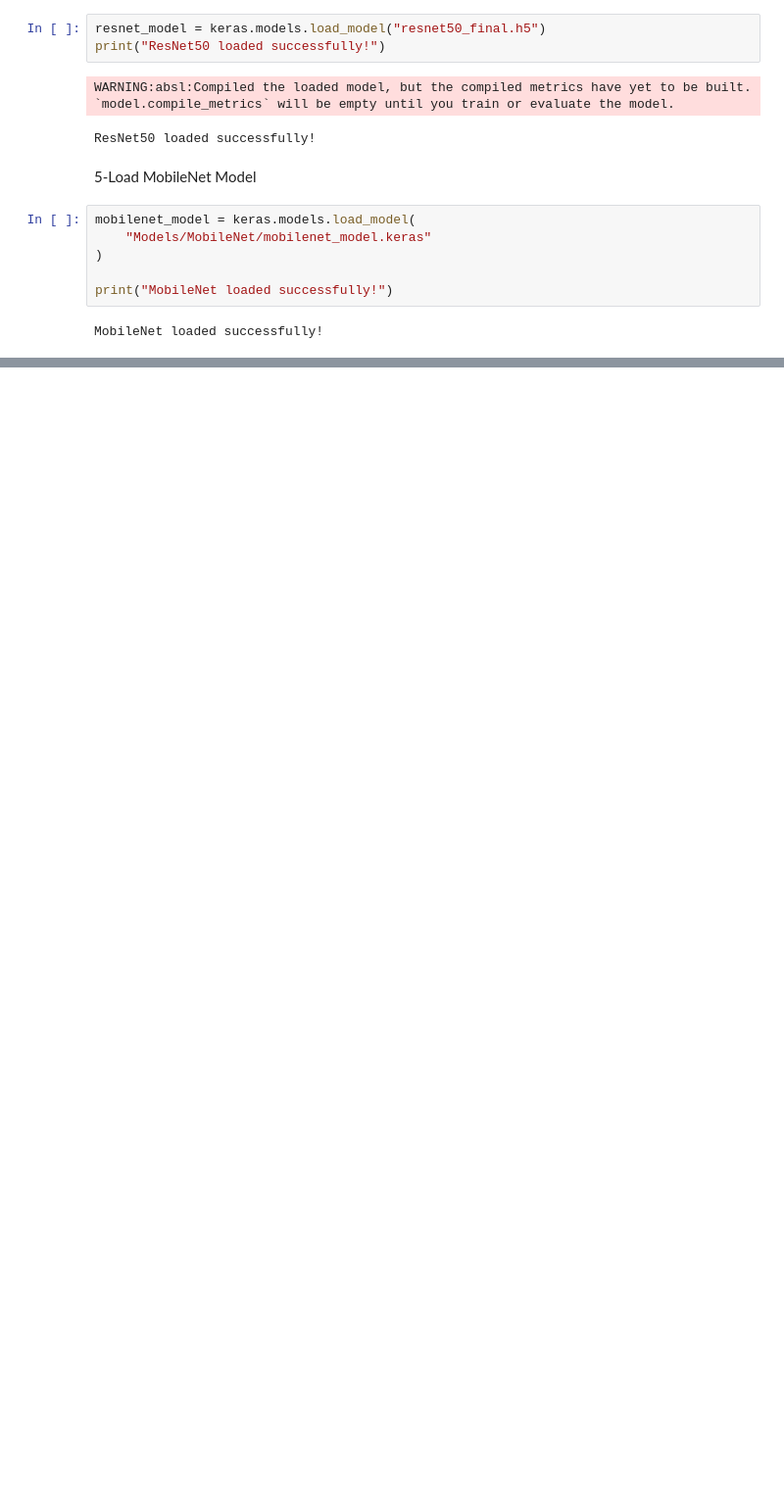
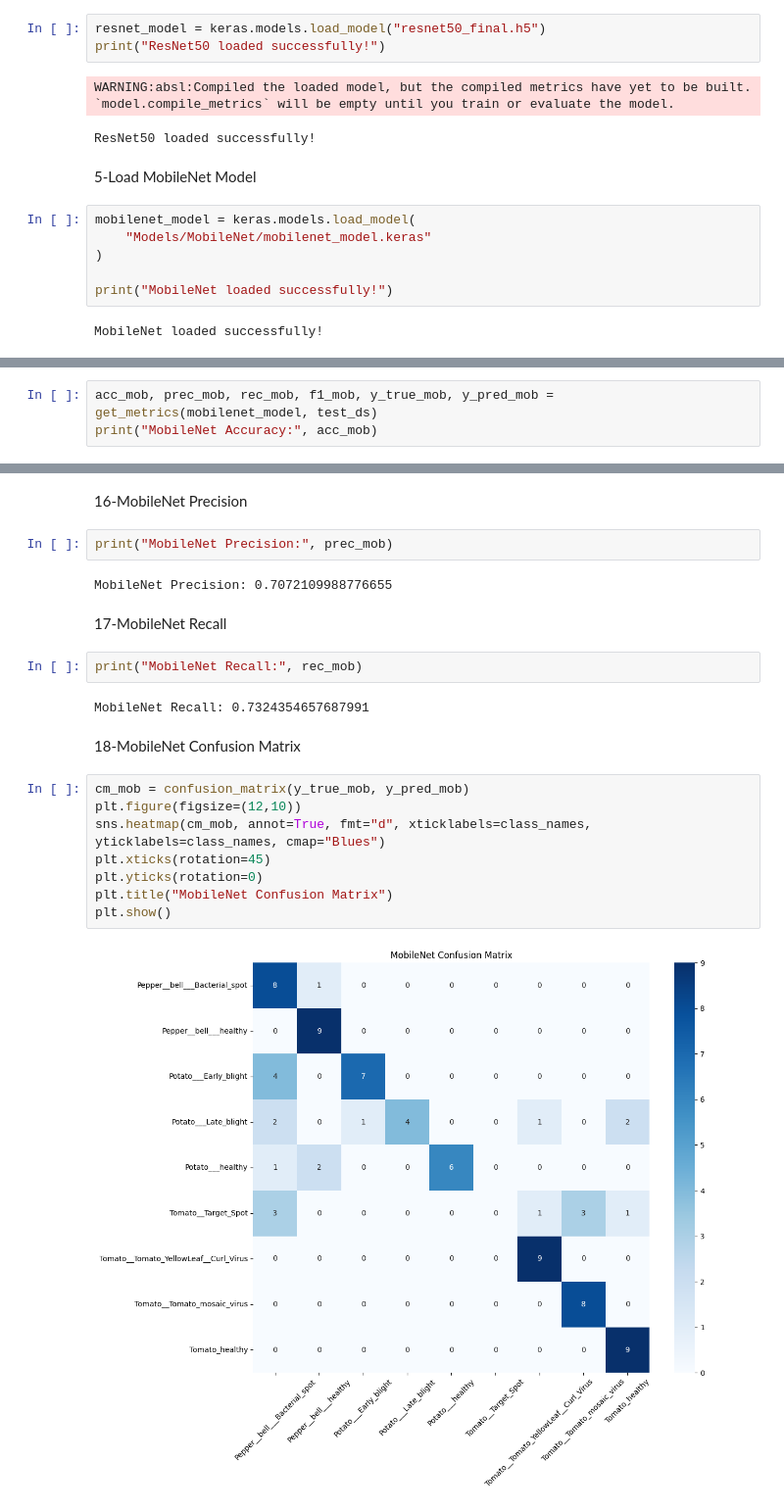
Before and after one commit to alberehap/plant-disease-classification, a Jupyter notebook: Evaluation.ipynb, the cells around one changed output, grey strips where cells are left out. Shown at 98% size. Drawn from its saved outputs; the diff is of its cells as text; blank space fills up the shorter version.

```diff
--- a/Evaluation.ipynb
+++ b/Evaluation.ipynb
@@ -76,0 +151,3 @@ MobileNet loaded successfully!
+# %%
+acc_mob, prec_mob, rec_mob, f1_mob, y_true_mob, y_pred_mob = get_metrics(mobilenet_model, test_ds)
+print("MobileNet Accuracy:", acc_mob)
@@ -76,0 +164,24 @@ MobileNet loaded successfully!
+# %% [markdown]
+16-MobileNet Precision
+# %%
+print("MobileNet Precision:", prec_mob)
+# %% [output]
+MobileNet Precision: 0.7072109988776655
+# %% [markdown]
+17-MobileNet Recall
+# %%
+print("MobileNet Recall:", rec_mob)
+# %% [output]
+MobileNet Recall: 0.7324354657687991
+# %% [markdown]
+18-MobileNet Confusion Matrix
+# %%
+cm_mob = confusion_matrix(y_true_mob, y_pred_mob)
+plt.figure(figsize=(12,10))
+sns.heatmap(cm_mob, annot=True, fmt="d", xticklabels=class_names, yticklabels=class_names, cmap="Blues")
+plt.xticks(rotation=45)
+plt.yticks(rotation=0)
+plt.title("MobileNet Confusion Matrix")
+plt.show()
+# %% [output]
+[figure, added]
```
Also changed, not shown: parts of 31 cells of this notebook.
